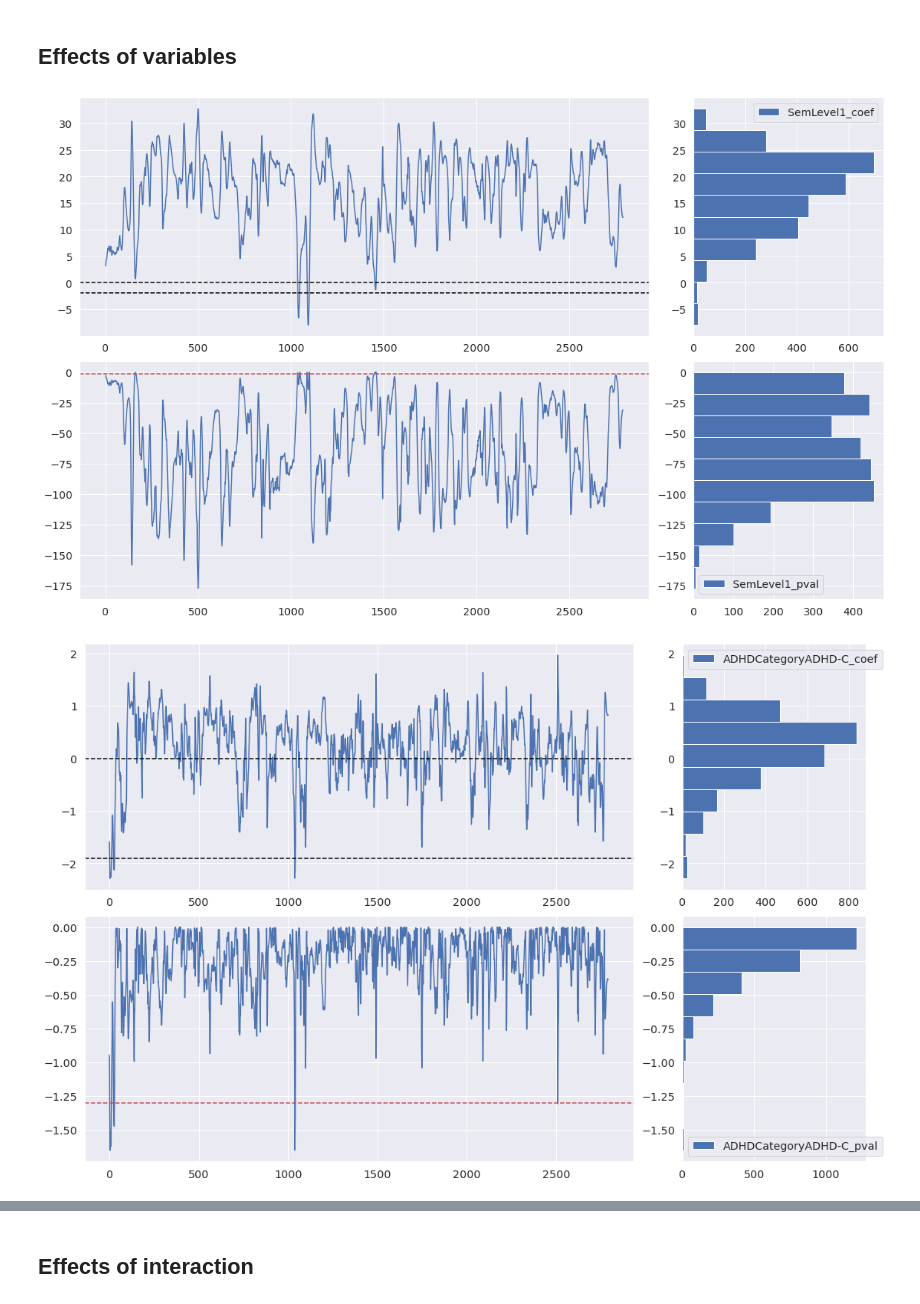
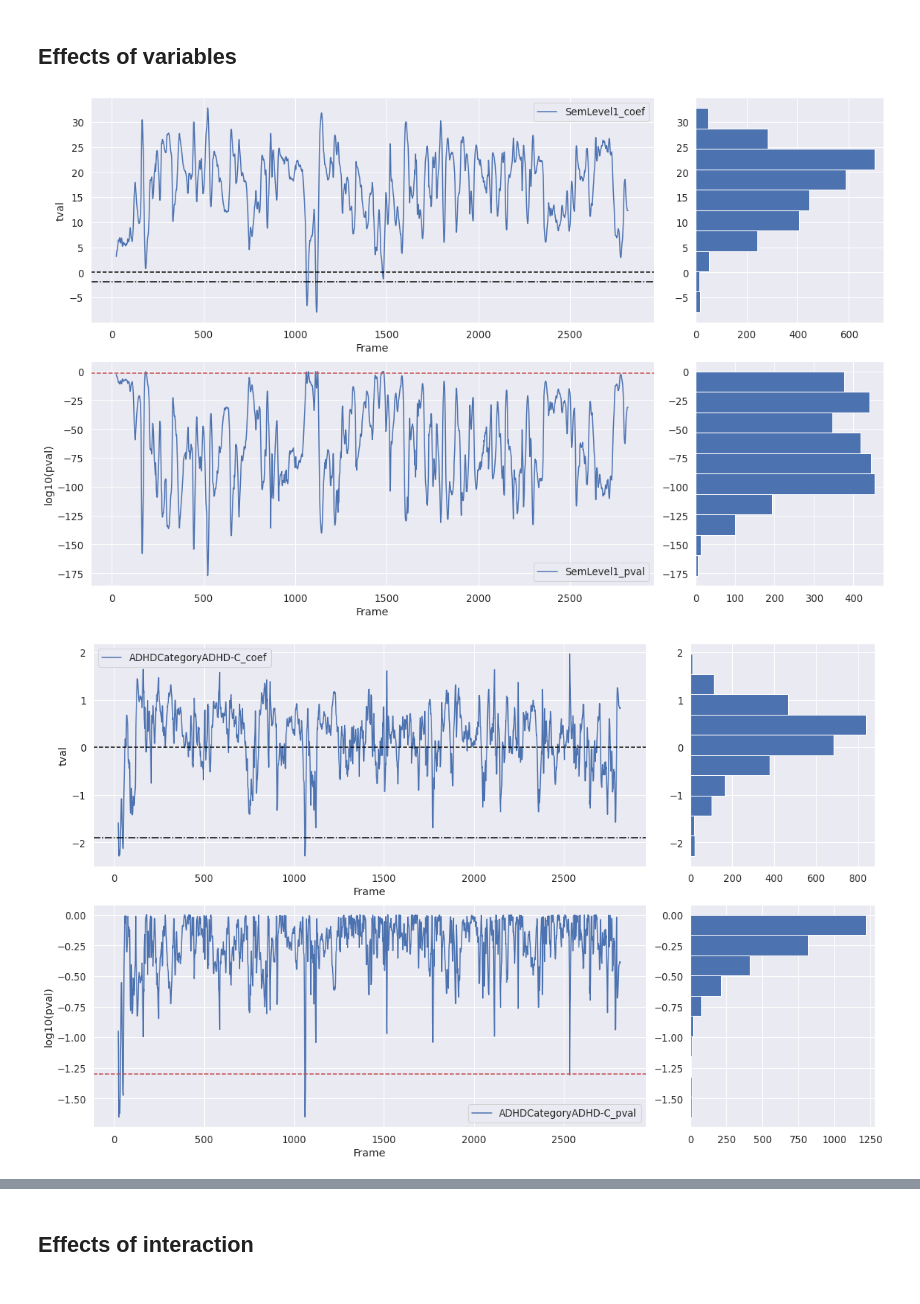
Before and after one commit to gastonbujia/SaliencyADHD, a Jupyter notebook: notebooks/results-models.ipynb, the cells around one changed output, grey strips where cells are left out. Saved outputs shown, nothing was run; the diff lists cells and outputs as text; code cells hidden in the pictures.

```diff
--- a/notebooks/results-models.ipynb
+++ b/notebooks/results-models.ipynb
@@ -16,8 +18,8 @@ from scripts.saliency_metrics import *
 # %%
 import matplotlib.pyplot as plt
 import seaborn as sns
-sns.set_style('darkgrid')
-sns.set(font_scale = 1.3)
+#sns.set_style('darkgrid')
+sns.set(font_scale = 1.2)
 %matplotlib inline
 # %% [markdown]
 # Load paths and data
@@ -58,45 +61,53 @@ def create_coefficients_table(models_path=models_path, coef_name=['ADHDCategoryA
                 print(file)
                 frame_coefs.append(fr_number + [0,0])
 
-    #columns_names = ['Frame'] + [f'{coef}_coef', f'{coef}_pval' for coef in coef_name if include_pval]
-    #else [f'{coef}_coef' for coef in coef_name]
     # TODO: Esto no va andar para el caso de mas de un coeficiente
     columns_names = ['Frame'] + [f'{coef}_coef' for coef in coef_name] + [f'{coef}_pval' for coef in coef_name]
     return pd.DataFrame(frame_coefs,columns=columns_names).sort_values(by='Frame').reset_index(drop=True)
 
-def plot_coefficients_frames(models_path, coef_name):
+def plot_coefficients_frames(models_path, coef_name, is_scenes = False):
 
     df_aux = create_coefficients_table(models_path=models_path, coef_name=coef_name)
 
     _, ax = plt.subplots(2,2,figsize=(16,10),gridspec_kw={'width_ratios': [3, 1]})
 
     # tval for coef
-    tval = df_aux.loc[:,coef_name[0]+'_coef']
-    tval.plot(kind='line',ax=ax[0,0])
+    #tval = df_aux.loc[:,['Frame/Scene', coef_name[0]+'_coef']].rename({coef_name[0]+'_coef':'tval'})
+    col_name = coef_name[0]+'_coef'
+    col_frame = 'Frame'
+
+    tval = df_aux[[col_frame, col_name]].copy()
+    tval.plot(x=col_frame, y=col_name,kind='line',ax=ax[0,0], legend=True)
     ax[0,0].axhline(0, color='black',linestyle='--')
-    ax[0,0].axhline(-1.9, color='black', linestyle='--')
+    ax[0,0].axhline(-1.9, color='black', linestyle='-.')
+    #ax[0,0].axhline(-1.9, color='black', linestyle='-.')
+    ax[0,0].set_ylabel('tval')
+    if is_scenes: ax[0,0].set_xlabel('Scene')
 
-    #
-    tval.hist(ax=ax[0,1],orientation='horizontal', legend=True)
+    # plot tval distribution
+    tval[col_name].hist(ax=ax[0,1],orientation='horizontal')
 
     # TODO: instead of True, use include_pval
     if True:
-        pval = df_aux.loc[:,coef_name[0]+'_pval'].apply(np.log10)
-        pval.plot(kind='line',ax=ax[1,0])
+        col_name = coef_name[0]+'_pval'
+        pval = df_aux[[col_frame, col_name]].copy()
+        pval[col_name] = pval[col_name].apply(np.log10)
+        pval.plot(x=col_frame, y=col_name,kind='line',ax=ax[1,0], legend=True)
         ax[1,0].axhline(np.log10(0.05), color='r', linestyle='--')
-        pval.hist(ax=ax[1,1],orientation='horizontal', legend=True)
+        pval[col_name].hist(ax=ax[1,1],orientation='horizontal')
+        ax[1,0].set_ylabel('log10(pval)')
+        if is_scenes: ax[1,0].set_xlabel('Scene')
 
     plt.tight_layout()
     plt.show()
-    # devuelve el valor de t y el pval
     return tval, pval
 # %% [markdown]
 ## Effects of variables
 # %%
-_ , _ = plot_coefficients_frames(models_path=models_path, coef_name=['SemLevel1'])
+tval , pval = plot_coefficients_frames(models_path=models_path, coef_name=['SemLevel1'])
 # %% [output]
-[figure, old version]
+[figure, new version]
 # %%
-_ , _ = plot_coefficients_frames(models_path=models_path, coef_name=['ADHDCategoryADHD-C'])
+tval , pval = plot_coefficients_frames(models_path=models_path, coef_name=['ADHDCategoryADHD-C'])
 # %% [output]
-[figure, old version]
+[figure, new version]
```
Also changed, not shown: parts of 23 cells of this notebook, 3 other files.
